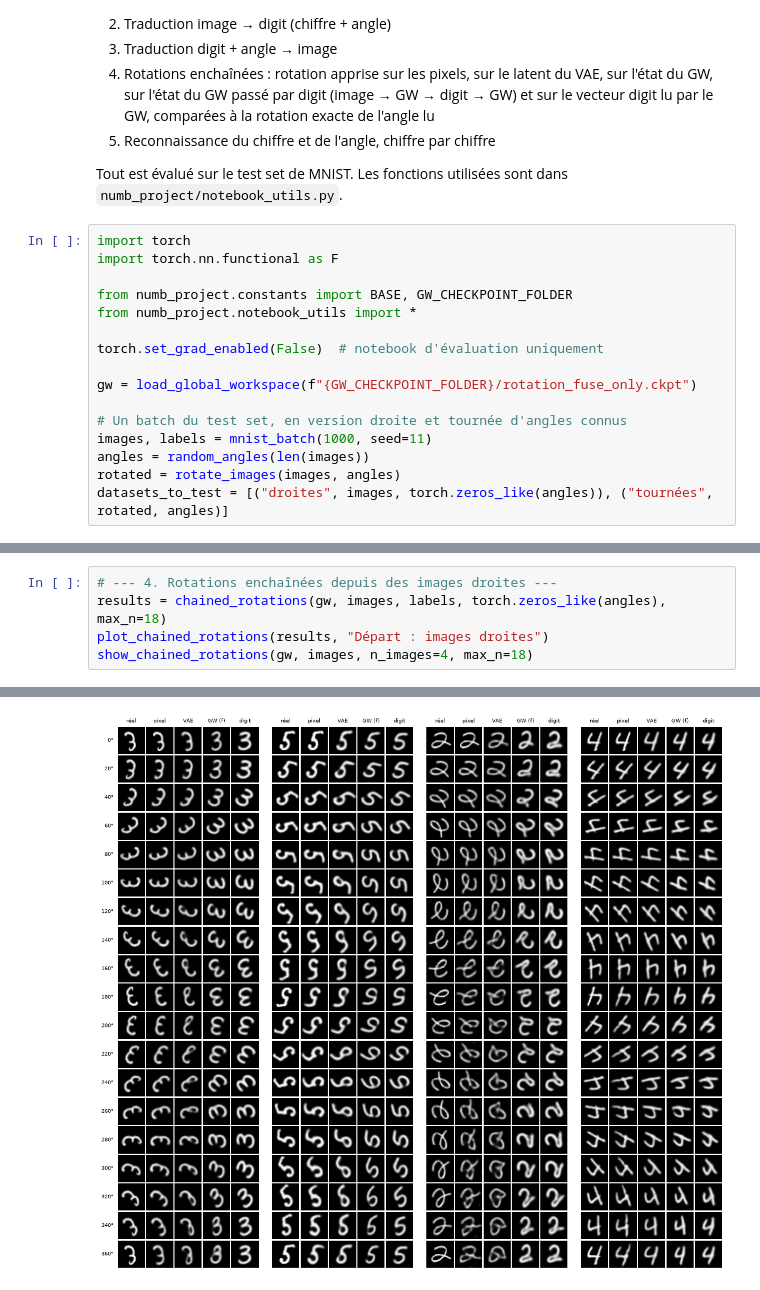
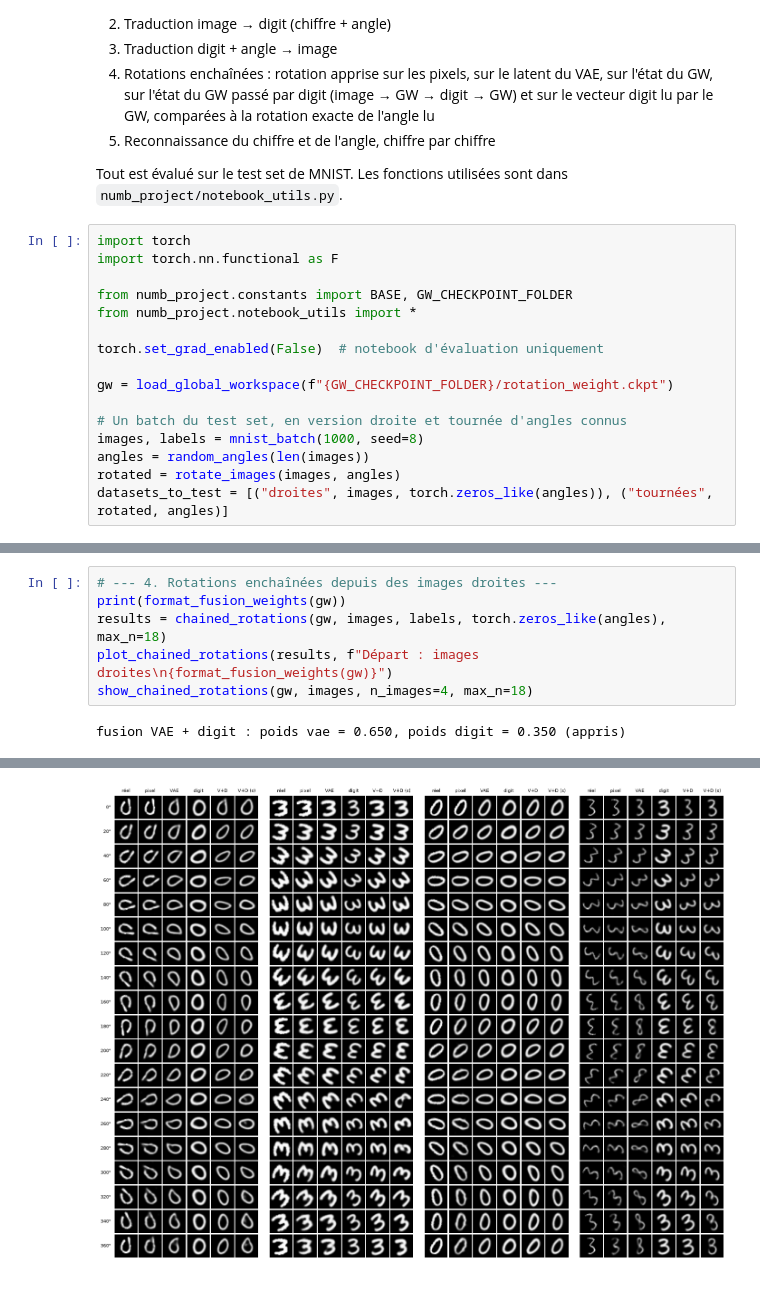
Before and after one commit to lucas-ch/gwnumb, a Jupyter notebook: test.ipynb, the cells around one changed output, grey strips where cells are left out. Cells and saved outputs as stored; diff of their text form.

```diff
--- a/test.ipynb
+++ b/test.ipynb
@@ -17,10 +17,10 @@ from numb_project.notebook_utils import *
 
 torch.set_grad_enabled(False)  # notebook d'évaluation uniquement
 
-gw = load_global_workspace(f"{GW_CHECKPOINT_FOLDER}/rotation_fuse_only.ckpt")
+gw = load_global_workspace(f"{GW_CHECKPOINT_FOLDER}/rotation_weight.ckpt")
 
 # Un batch du test set, en version droite et tournée d'angles connus
-images, labels = mnist_batch(1000, seed=11)
+images, labels = mnist_batch(1000, seed=8)
 angles = random_angles(len(images))
 rotated = rotate_images(images, angles)
 datasets_to_test = [("droites", images, torch.zeros_like(angles)), ("tournées", rotated, angles)]
@@ -67,6 +67,8 @@ digit -> image -> digit : précision chiffre = 100.0%, erreur d'angle moyenne =
 # %%
 # --- 4. Rotations enchaînées depuis des images droites ---
+print(format_fusion_weights(gw))
 results = chained_rotations(gw, images, labels, torch.zeros_like(angles), max_n=18)
-plot_chained_rotations(results, "Départ : images droites")
+plot_chained_rotations(results, f"Départ : images droites\n{format_fusion_weights(gw)}")
 show_chained_rotations(gw, images, n_images=4, max_n=18)
 # %% [output]
+fusion VAE + digit : poids vae = 0.650, poids digit = 0.350 (appris)
@@ -91,4 +93,4 @@ référence : vraie rotation lue par le GW                                 13.8
-[figure, old version]
+[figure, new version]
 # %%
 # --- 5. Reconnaissance chiffre par chiffre (~200 images par chiffre) ---
 big_images, big_labels = mnist_batch(2048, seed=1)
```
Also changed, not shown: parts of 5 cells of this notebook, 7 other files.
